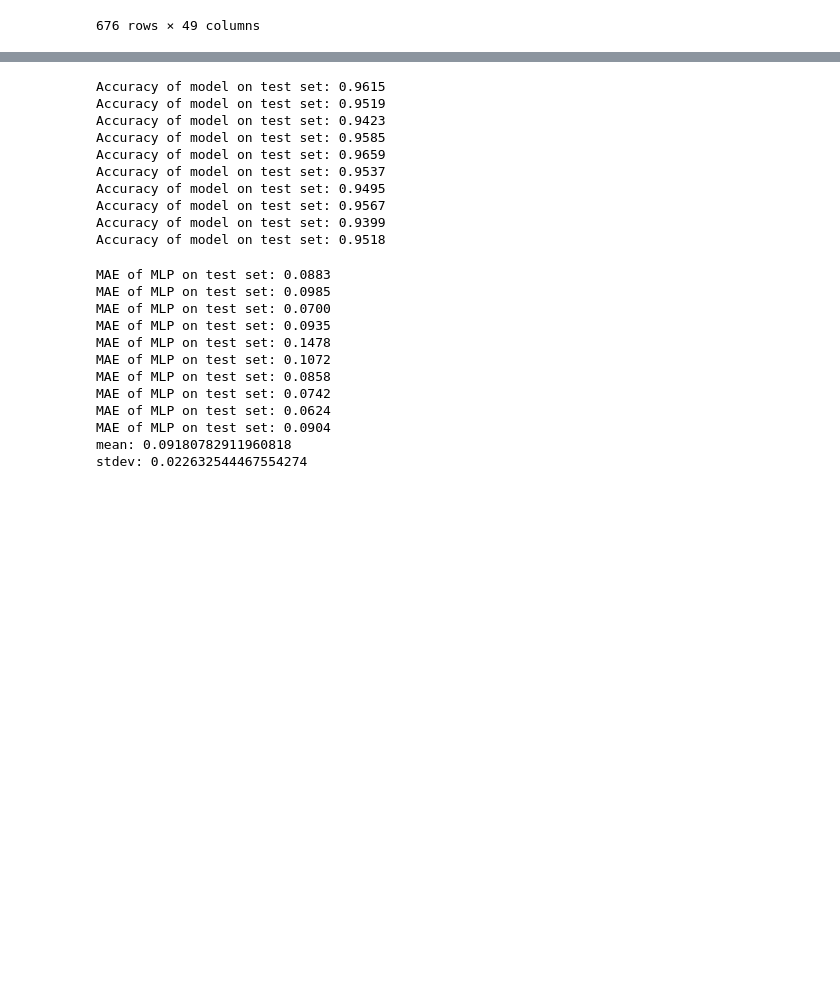
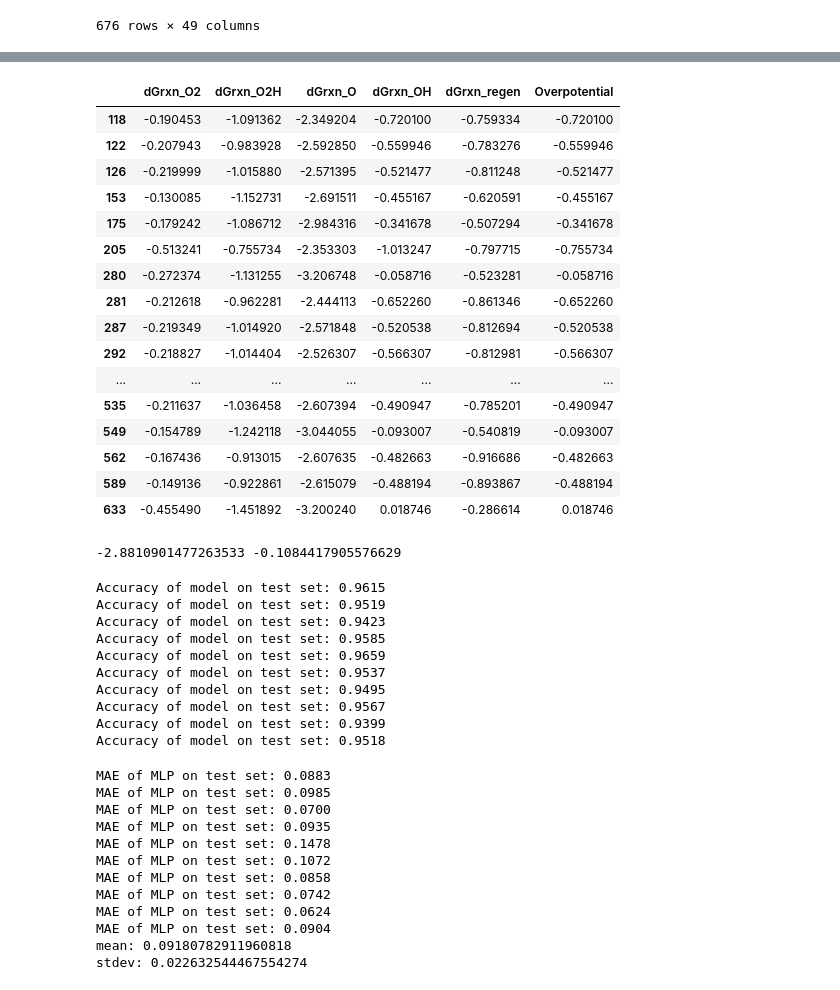
Before and after one commit to ndricke/ngcc_ml, a Jupyter notebook: skl_MixedSearchOverpotential_groupkfold.ipynb, the cells around one changed output, grey strips where cells are left out. Saved outputs shown, nothing was run; the diff lists cells and outputs as text; code cells hidden in the pictures; blank space fills up the shorter version.

```diff
--- a/skl_MixedSearchOverpotential_groupkfold.ipynb
+++ b/skl_MixedSearchOverpotential_groupkfold.ipynb
@@ -137,3 +224,27 @@ df_op_feat
+# %%
+df_op[df_op["dGrxn_regen"] != df_op["Overpotential"]][["dGrxn_O2", "dGrxn_O2H", "dGrxn_O", "dGrxn_OH", "dGrxn_regen", "Overpotential"]]
+# %% [output]
+|  | dGrxn_O2 | dGrxn_O2H | dGrxn_O | dGrxn_OH | dGrxn_regen | Overpotential |
+| 118 | -0.190453 | -1.091362 | -2.349204 | -0.720100 | -0.759334 | -0.720100 |
+| 122 | -0.207943 | -0.983928 | -2.592850 | -0.559946 | -0.783276 | -0.559946 |
+| 126 | -0.219999 | -1.015880 | -2.571395 | -0.521477 | -0.811248 | -0.521477 |
+| 153 | -0.130085 | -1.152731 | -2.691511 | -0.455167 | -0.620591 | -0.455167 |
+| 175 | -0.179242 | -1.086712 | -2.984316 | -0.341678 | -0.507294 | -0.341678 |
+| 205 | -0.513241 | -0.755734 | -2.353303 | -1.013247 | -0.797715 | -0.755734 |
+| 280 | -0.272374 | -1.131255 | -3.206748 | -0.058716 | -0.523281 | -0.058716 |
+| 281 | -0.212618 | -0.962281 | -2.444113 | -0.652260 | -0.861346 | -0.652260 |
+| 287 | -0.219349 | -1.014920 | -2.571848 | -0.520538 | -0.812694 | -0.520538 |
+| 292 | -0.218827 | -1.014404 | -2.526307 | -0.566307 | -0.812981 | -0.566307 |
+| ... | ... | ... | ... | ... | ... | ... |
+| 535 | -0.211637 | -1.036458 | -2.607394 | -0.490947 | -0.785201 | -0.490947 |
+| 549 | -0.154789 | -1.242118 | -3.044055 | -0.093007 | -0.540819 | -0.093007 |
+| 562 | -0.167436 | -0.913015 | -2.607635 | -0.482663 | -0.916686 | -0.482663 |
+| 589 | -0.149136 | -0.922861 | -2.615079 | -0.488194 | -0.893867 | -0.488194 |
+| 633 | -0.455490 | -1.451892 | -3.200240 | 0.018746 | -0.286614 | 0.018746 |
+# %%
+print(df_op["dGrxn_O2"].min(), df_op["dGrxn_O2"].max())
+# %% [output]
+-2.8810901477263533 -0.1084417905576629
 # %%
 feature_cols = {"SpinDensity", "ChElPGNeutralCharge", "ChargeDifference", "IonizationEnergy", "OrthoOrPara", "Meta", "FartherThanPara", "DistanceToN", "AverageBondLength",  "NumberOfHydrogens", "IsInRingSize6", "IsInRingSize5", "NeighborSpinDensity", 'NeighborChElPGCharge', 'NeighborChargeDifference', "AromaticExtent", "RingEdge", "NumNitrogens", "NumHeteroatoms", "charge", "atom_plane_deviation", "ring_plane_deviation", "ring_nitrogens"}
 not_scaled_cols = {"OrthoOrPara", "Meta", "FartherThanPara", "NumberOfHydrogens", "IsInRingSize6", "IsInRingSize5", "RingEdge", "NumNitrogens", "NumHeteroatoms", "ring_nitrogens", "charge"}
```
Also changed, not shown: parts of 6 cells of this notebook, 6 other files.
